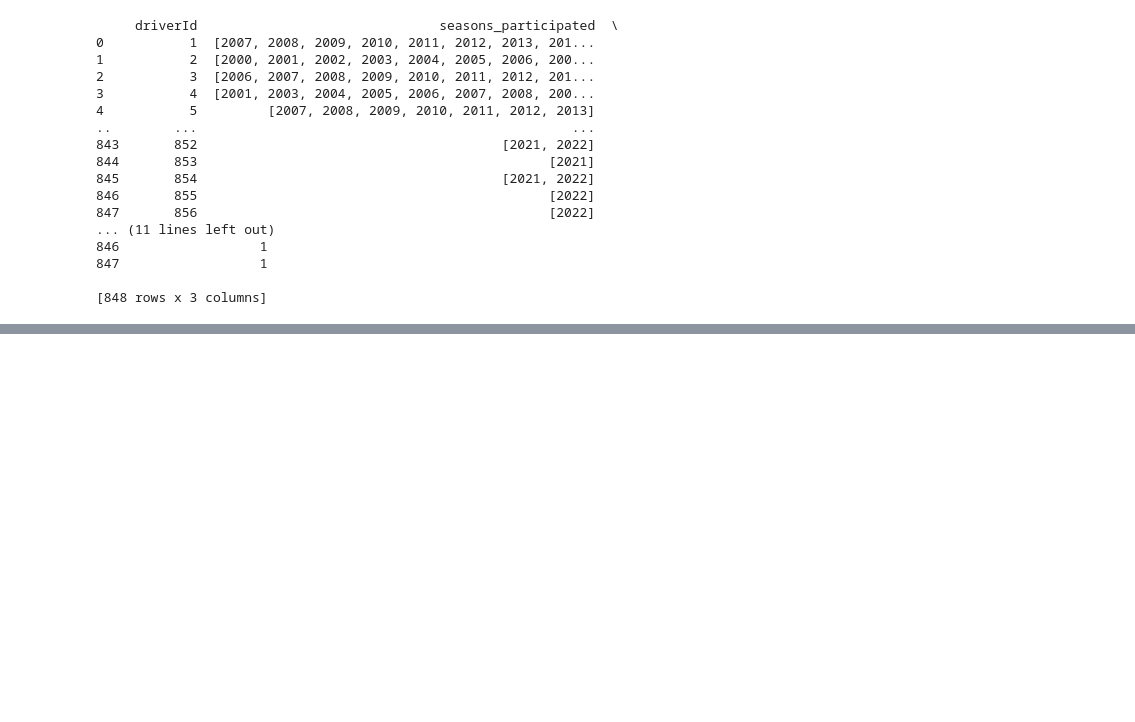
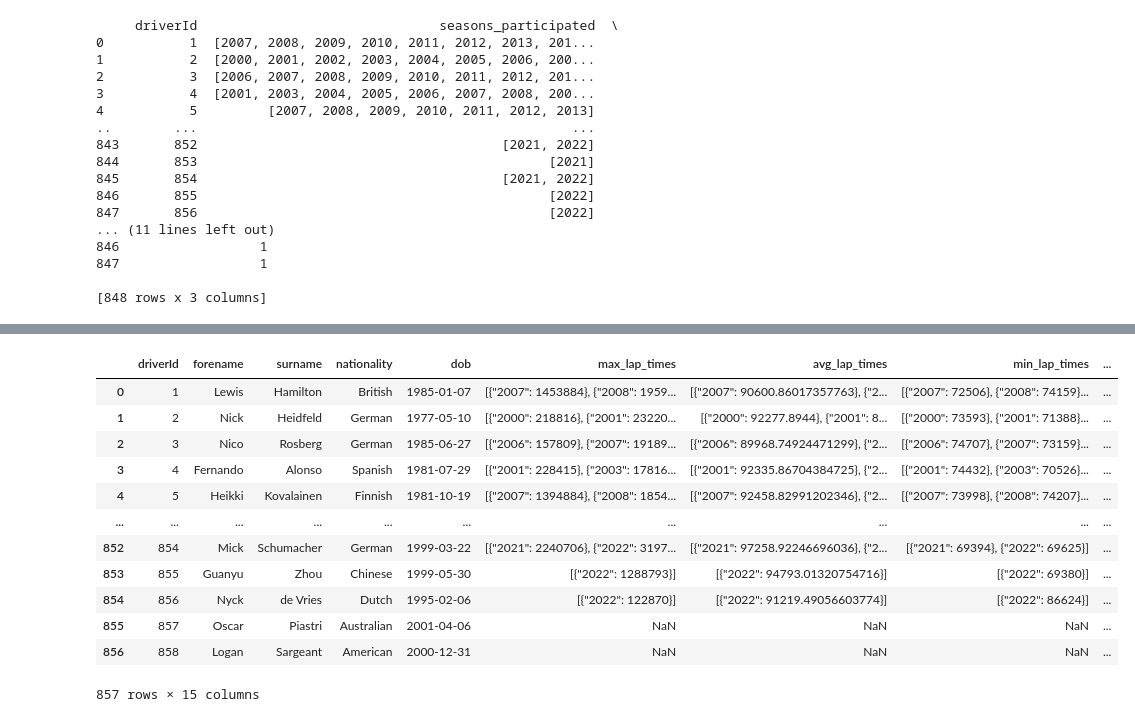
Before and after one commit to enamilkovicc/f1-association-rules, a Jupyter notebook: main.ipynb, the cells around one changed output, grey strips where cells are left out. Saved outputs shown, nothing was run; the diff lists cells and outputs as text; code cells hidden in the pictures; blank space fills up the shorter version.

Commit message:
lap_times and pit_stop_times t-> functions

```diff
--- a/main.ipynb
+++ b/main.ipynb
@@ -141,0 +97,28 @@ KeyError: "['best_position'] not in index"
+# %%
+from pit_stop_functions import get_avg_pit_time
+drivers = get_avg_pit_time(conn, drivers)
+# %%
+from pit_stop_functions import get_max_pit_stop_time
+drivers = get_max_pit_stop_time(conn, drivers)
+# %%
+from pit_stop_functions import get_most_common_pitstop_lap
+drivers = get_most_common_pitstop_lap(conn, drivers)
+# %%
+from pit_stop_functions import get_avg_pit_stops
+drivers = get_avg_pit_stops(conn, drivers)
+# %%
+drivers
+# %% [output]
+|  | driverId | forename | surname | nationality | dob | max_lap_times | avg_lap_times | min_lap_times | ... |
+| 0 | 1 | Lewis | Hamilton | British | 1985-01-07 | [{"2007": 1453884}, {"2008": 1959... | [{"2007": 90600.86017357763}, {"2... | [{"2007": 72506}, {"2008": 74159}... | ... |
+| 1 | 2 | Nick | Heidfeld | German | 1977-05-10 | [{"2000": 218816}, {"2001": 23220... | [{"2000": 92277.8944}, {"2001": 8... | [{"2000": 73593}, {"2001": 71388}... | ... |
+| 2 | 3 | Nico | Rosberg | German | 1985-06-27 | [{"2006": 157809}, {"2007": 19189... | [{"2006": 89968.74924471299}, {"2... | [{"2006": 74707}, {"2007": 73159}... | ... |
+| 3 | 4 | Fernando | Alonso | Spanish | 1981-07-29 | [{"2001": 228415}, {"2003": 17816... | [{"2001": 92335.86704384725}, {"2... | [{"2001": 74432}, {"2003": 70526}... | ... |
+| 4 | 5 | Heikki | Kovalainen | Finnish | 1981-10-19 | [{"2007": 1394884}, {"2008": 1854... | [{"2007": 92458.82991202346}, {"2... | [{"2007": 73998}, {"2008": 74207}... | ... |
+| ... | ... | ... | ... | ... | ... | ... | ... | ... | ... |
+| 852 | 854 | Mick | Schumacher | German | 1999-03-22 | [{"2021": 2240706}, {"2022": 3197... | [{"2021": 97258.92246696036}, {"2... | [{"2021": 69394}, {"2022": 69625}] | ... |
+| 853 | 855 | Guanyu | Zhou | Chinese | 1999-05-30 | [{"2022": 1288793}] | [{"2022": 94793.01320754716}] | [{"2022": 69380}] | ... |
+| 854 | 856 | Nyck | de Vries | Dutch | 1995-02-06 | [{"2022": 122870}] | [{"2022": 91219.49056603774}] | [{"2022": 86624}] | ... |
+| 855 | 857 | Oscar | Piastri | Australian | 2001-04-06 | NaN | NaN | NaN | ... |
+| 856 | 858 | Logan | Sargeant | American | 2000-12-31 | NaN | NaN | NaN | ... |
+857 rows × 15 columns
```
Also changed, not shown: parts of 15 cells of this notebook, 18 other files.
